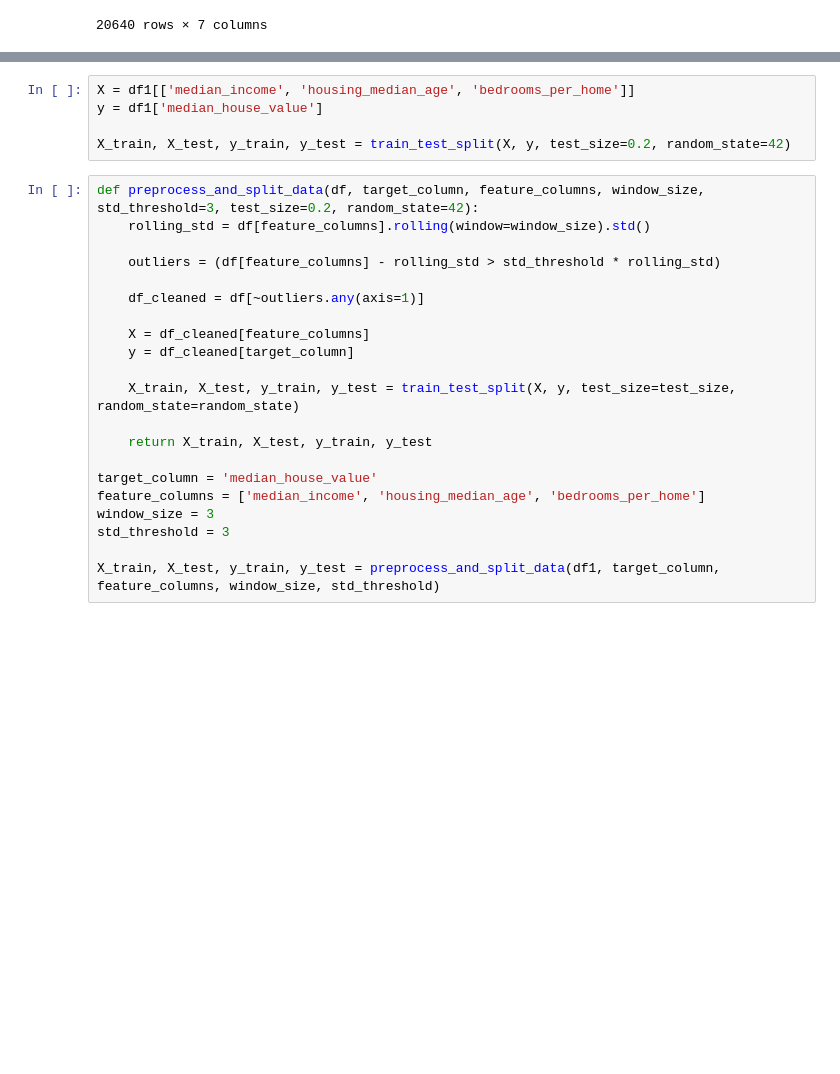
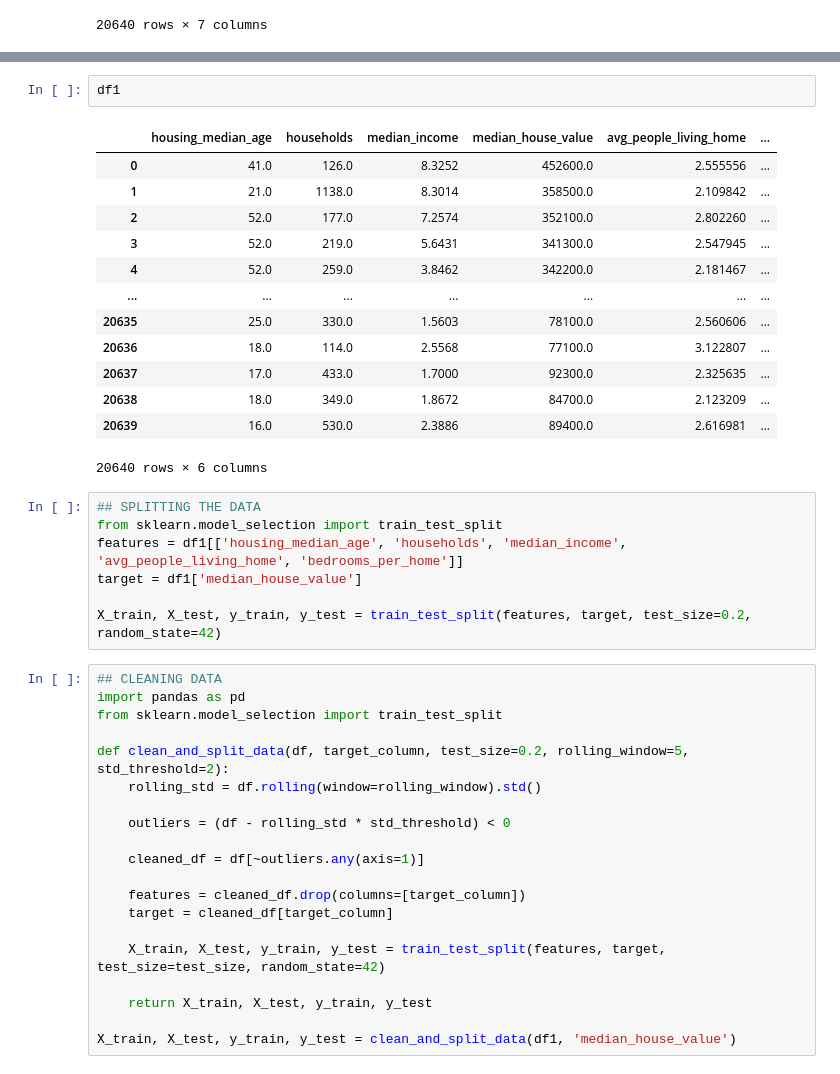
Before and after one commit to 3dsoriano/ddsc_housing_market_analysis, a Jupyter notebook: DDSC_Code.ipynb, the cells around one changed output, grey strips where cells are left out. Cells and saved outputs as stored; diff of their text form; blank space fills up the shorter version.

```diff
--- a/DDSC_Code.ipynb
+++ b/DDSC_Code.ipynb
@@ -71,26 +61,43 @@ OCEAN_1H
+# %%
+df1
+# %% [output]
+|  | housing_median_age | households | median_income | median_house_value | avg_people_living_home | ... |
+| 0 | 41.0 | 126.0 | 8.3252 | 452600.0 | 2.555556 | ... |
+| 1 | 21.0 | 1138.0 | 8.3014 | 358500.0 | 2.109842 | ... |
+| 2 | 52.0 | 177.0 | 7.2574 | 352100.0 | 2.802260 | ... |
+| 3 | 52.0 | 219.0 | 5.6431 | 341300.0 | 2.547945 | ... |
+| 4 | 52.0 | 259.0 | 3.8462 | 342200.0 | 2.181467 | ... |
+| ... | ... | ... | ... | ... | ... | ... |
+| 20635 | 25.0 | 330.0 | 1.5603 | 78100.0 | 2.560606 | ... |
+| 20636 | 18.0 | 114.0 | 2.5568 | 77100.0 | 3.122807 | ... |
+| 20637 | 17.0 | 433.0 | 1.7000 | 92300.0 | 2.325635 | ... |
+| 20638 | 18.0 | 349.0 | 1.8672 | 84700.0 | 2.123209 | ... |
+| 20639 | 16.0 | 530.0 | 2.3886 | 89400.0 | 2.616981 | ... |
+20640 rows × 6 columns
 # %%
-X = df1[['median_income', 'housing_median_age', 'bedrooms_per_home']]
-y = df1['median_house_value']
+## SPLITTING THE DATA
+from sklearn.model_selection import train_test_split
+features = df1[['housing_median_age', 'households', 'median_income', 'avg_people_living_home', 'bedrooms_per_home']]
+target = df1['median_house_value']
 
-X_train, X_test, y_train, y_test = train_test_split(X, y, test_size=0.2, random_state=42)
+X_train, X_test, y_train, y_test = train_test_split(features, target, test_size=0.2, random_state=42)
 # %%
-def preprocess_and_split_data(df, target_column, feature_columns, window_size, std_threshold=3, test_size=0.2, random_state=42):
-    rolling_std = df[feature_columns].rolling(window=window_size).std()
+## CLEANING DATA
+import pandas as pd
+from sklearn.model_selection import train_test_split
 
-    outliers = (df[feature_columns] - rolling_std > std_threshold * rolling_std)
+def clean_and_split_data(df, target_column, test_size=0.2, rolling_window=5, std_threshold=2):
+    rolling_std = df.rolling(window=rolling_window).std()
 
-    df_cleaned = df[~outliers.any(axis=1)]
+    outliers = (df - rolling_std * std_threshold) < 0
 
-    X = df_cleaned[feature_columns]
-    y = df_cleaned[target_column]
+    cleaned_df = df[~outliers.any(axis=1)]
 
-    X_train, X_test, y_train, y_test = train_test_split(X, y, test_size=test_size, random_state=random_state)
+    features = cleaned_df.drop(columns=[target_column])
+    target = cleaned_df[target_column]
+
+    X_train, X_test, y_train, y_test = train_test_split(features, target, test_size=test_size, random_state=42)
 
     return X_train, X_test, y_train, y_test
 
-target_column = 'median_house_value'
-feature_columns = ['median_income', 'housing_median_age', 'bedrooms_per_home']
-window_size = 3
-std_threshold = 3
-
-X_train, X_test, y_train, y_test = preprocess_and_split_data(df1, target_column, feature_columns, window_size, std_threshold)
+X_train, X_test, y_train, y_test = clean_and_split_data(df1, 'median_house_value')
```
Also changed, not shown: parts of 5 cells of this notebook.
